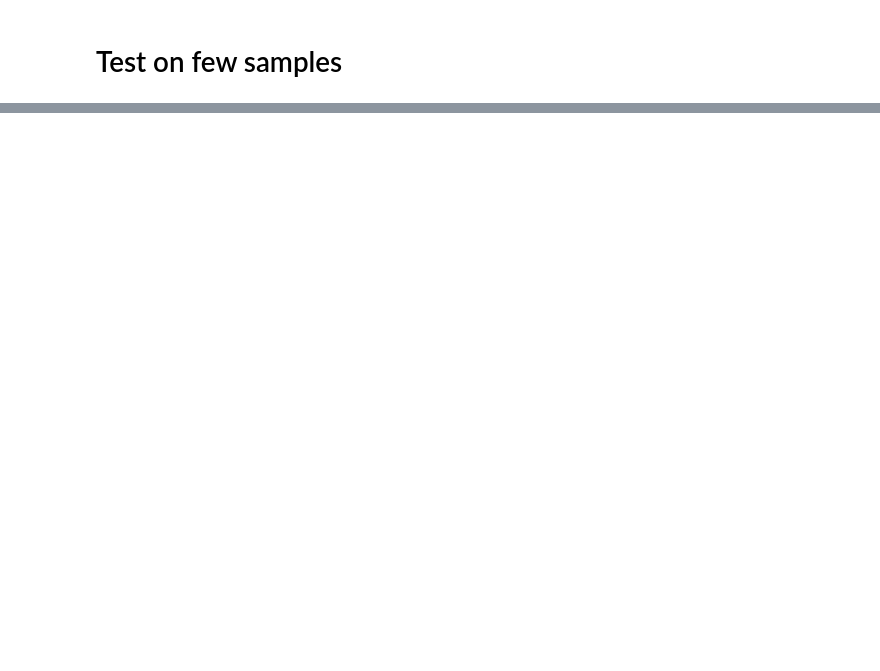
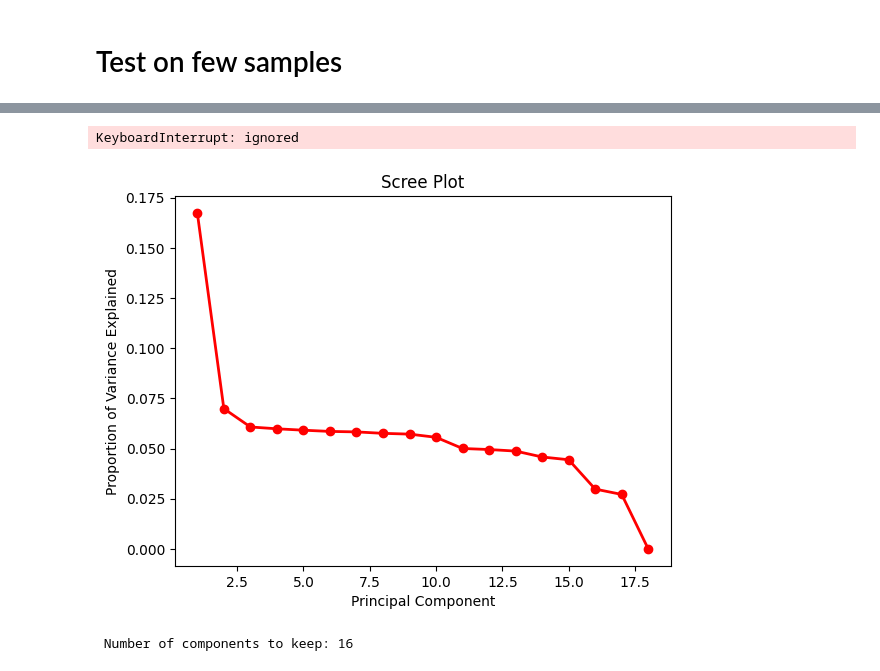
Before and after one commit to giakomorssi/Fraud-and-Delivery, a Jupyter notebook: 03_FraudDetection_noOS.ipynb, the cells around one changed output, grey strips where cells are left out. Saved outputs shown, nothing was run; the diff lists cells and outputs as text; code cells hidden in the pictures; blank space fills up the shorter version.

```diff
--- a/03_FraudDetection_noOS.ipynb
+++ b/03_FraudDetection_noOS.ipynb
@@ -374,0 +431,63 @@ print(f1_score(test_y, pred, average=None))
+# %%
+import pandas as pd
+from ctgan import CTGAN
+
+categoricals = df.select_dtypes(exclude="number").columns.tolist()
+
+# Fit CTGAN
+ctgan = CTGAN(epochs=10, batch_size=32)
+ctgan.fit(df, categoricals)
+
+# Generate the data
+synthetic = ctgan.sample(20000)
+synthetic.head()
+# %% [output]
+KeyboardInterrupt: ignored
+# %%
+from sklearn.model_selection import train_test_split
+
+X = synthetic.drop(['Category'], axis=1) #Not scaled
+y = synthetic['Category']
+
+X_train, X_test, y_train, y_test = train_test_split(X, y, test_size=0.2, stratify=y, shuffle=True)
+
+from sklearn.preprocessing import StandardScaler
+
+s = StandardScaler()
+
+X_train = s.fit_transform(X_train)
+X_test = s.transform(X_test)
+# %%
+import numpy as np
+import pandas as pd
+import matplotlib.pyplot as plt
+from sklearn.decomposition import PCA
+
+# Initialize a PCA object
+pca = PCA()
+
+# Fit the PCA object to the data
+pca.fit(X_train)
+
+# Create a scree plot
+num_components = len(pca.explained_variance_ratio_)
+plt.plot(np.arange(1, num_components+1), pca.explained_variance_ratio_, 'ro-', linewidth=2)
+plt.title('Scree Plot')
+plt.xlabel('Principal Component')
+plt.ylabel('Proportion of Variance Explained')
+plt.show()
+
+# Determine the number of components to keep
+variance_threshold = 0.95
+cumulative_variance_ratio = np.cumsum(pca.explained_variance_ratio_)
+num_components_to_keep = np.argmax(cumulative_variance_ratio >= variance_threshold) + 1
+
+print(f'\n Number of components to keep: {num_components_to_keep}')
+
+# Transform the data using the chosen number of components
+pca = PCA(n_components=num_components_to_keep)
+X_train = pca.fit_transform(X_train)
+X_test = pca.transform(X_test)
+# %% [output]
+[figure, added]
+ Number of components to keep: 16
```
Also changed, not shown: parts of 12 cells of this notebook.
